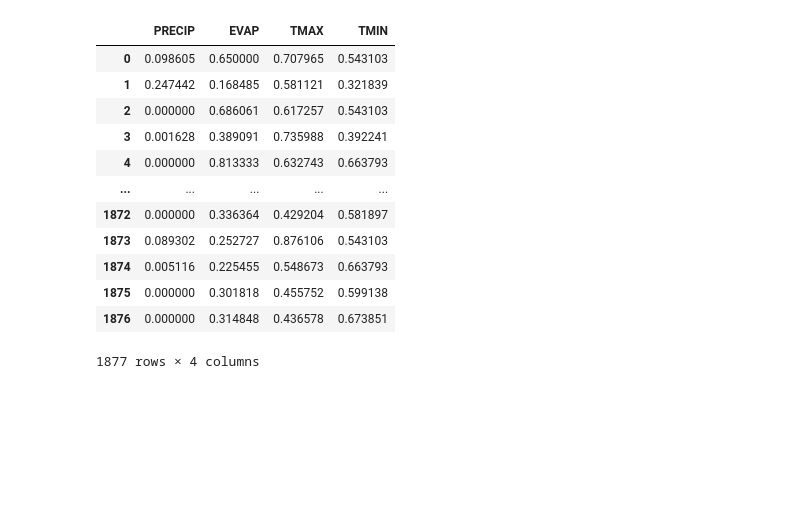
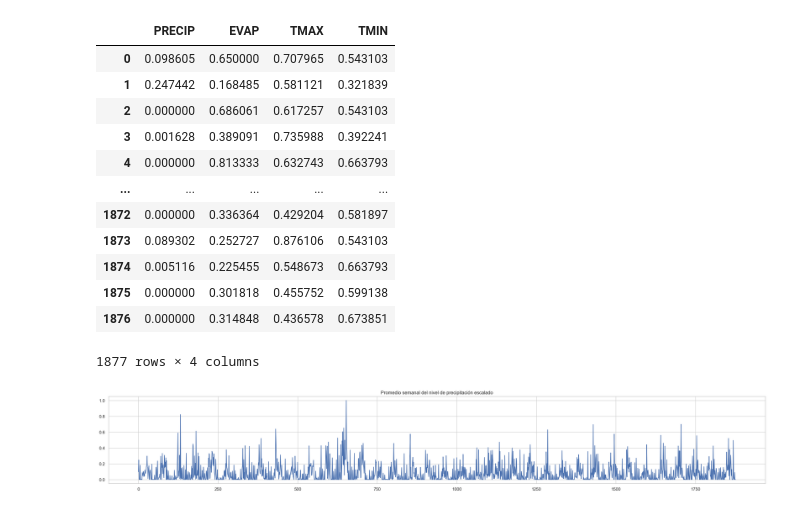
Before and after one commit to dvnielrys/climatesim, a Jupyter notebook: notebooks/01_exploracion.ipynb, the cells around one changed output. Cells and saved outputs as stored; diff of their text form; code cells hidden in the pictures; blank space fills up the shorter version.

```diff
--- a/notebooks/01_exploracion.ipynb
+++ b/notebooks/01_exploracion.ipynb
@@ -74,5 +66,12 @@ data_master
 | 1875 | 0.000000 | 0.301818 | 0.455752 | 0.599138 |
 | 1876 | 0.000000 | 0.314848 | 0.436578 | 0.673851 |
 1877 rows × 4 columns
+# %%
+plt.figure(figsize=(30, 4))
+plt.plot(data_master['PRECIP'])
+plt.title('Promedio semanal del nivel de precipitación escalado')
+plt.show()
+# %% [output]
+[figure, added]
 # %%
 data_master.to_csv('/Users/servandolopez/Documents/Proyectos/climatesim/data/processed/processed_data.csv')
```
Also changed, not shown: parts of 1 cell of this notebook.
